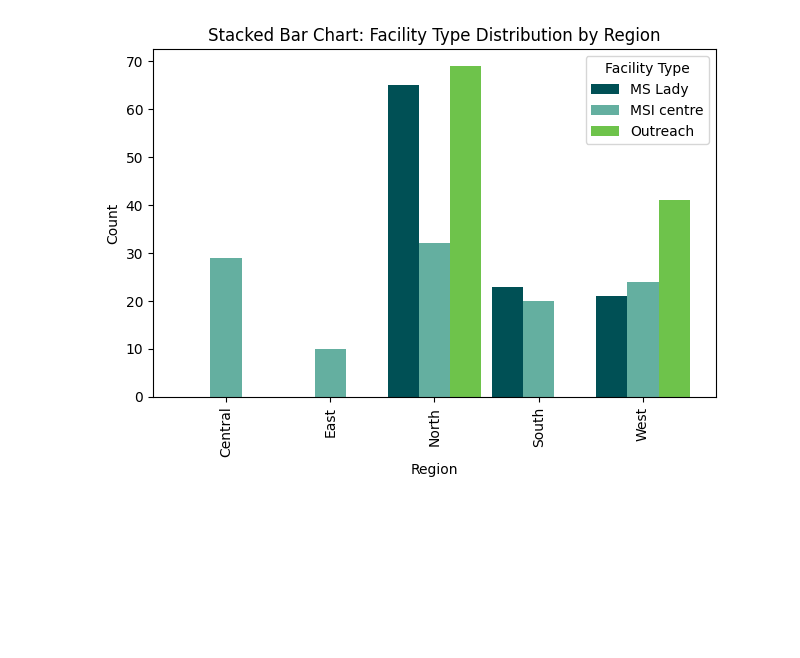
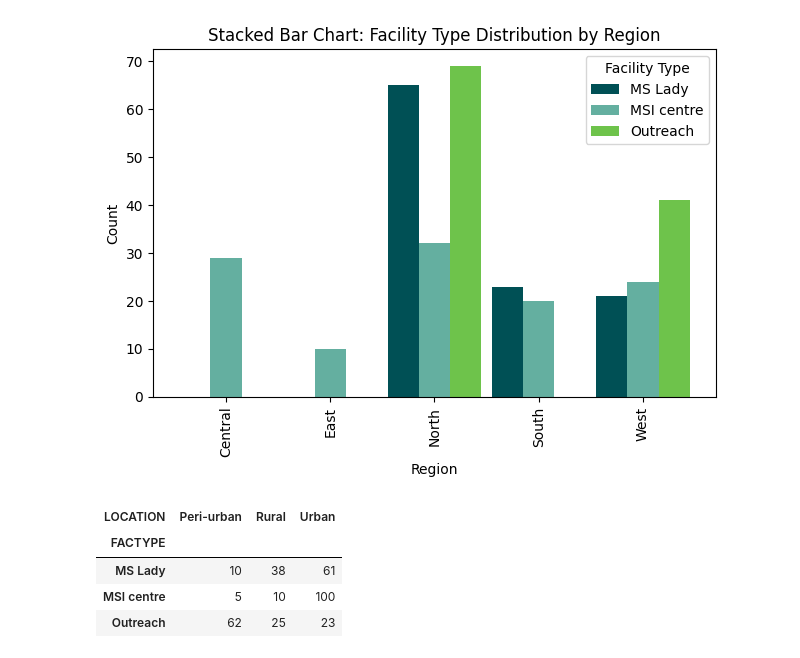
Before and after one commit to Mirwais-Farahi/MSIHealthServiceAnalytics, a Jupyter notebook: notebooks/03_Descriptive_Analysis.ipynb, the cells around one changed output. Saved outputs shown, nothing was run; the diff lists cells and outputs as text; code cells hidden in the pictures; blank space fills up the shorter version.

```diff
--- a/notebooks/03_Descriptive_Analysis.ipynb
+++ b/notebooks/03_Descriptive_Analysis.ipynb
@@ -142,3 +143,16 @@ plt.tight_layout()
 plt.show()
 # %% [output]
 [figure]
+# %%
+# What is the most common location type for different facility types?
+# Step: Cross-tabulation or contingency table between FACTYPE and LOCATION
+
+common_location_type = pd.crosstab(original_data['FACTYPE'], original_data['LOCATION'])
+
+common_location_type
+# %% [output]
+| LOCATION | Peri-urban | Rural | Urban |
+| FACTYPE |  |  |  |
+| MS Lady | 10 | 38 | 61 |
+| MSI centre | 5 | 10 | 100 |
+| Outreach | 62 | 25 | 23 |
```
Also changed, not shown: parts of 1 cell of this notebook.
